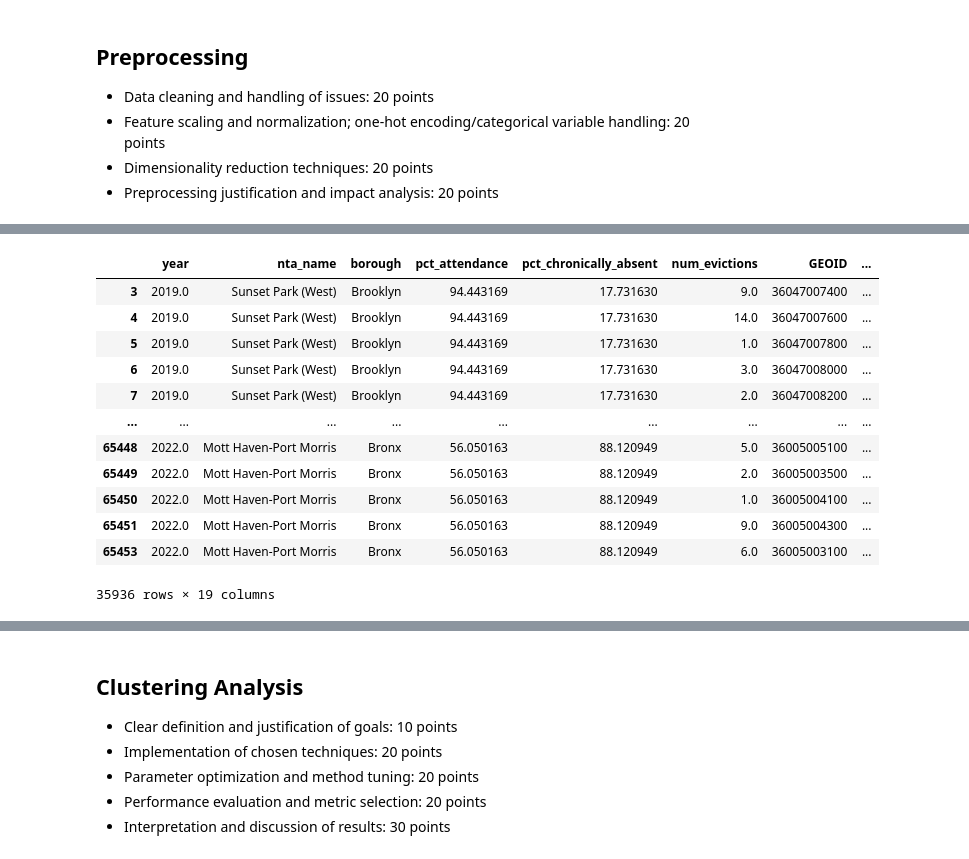
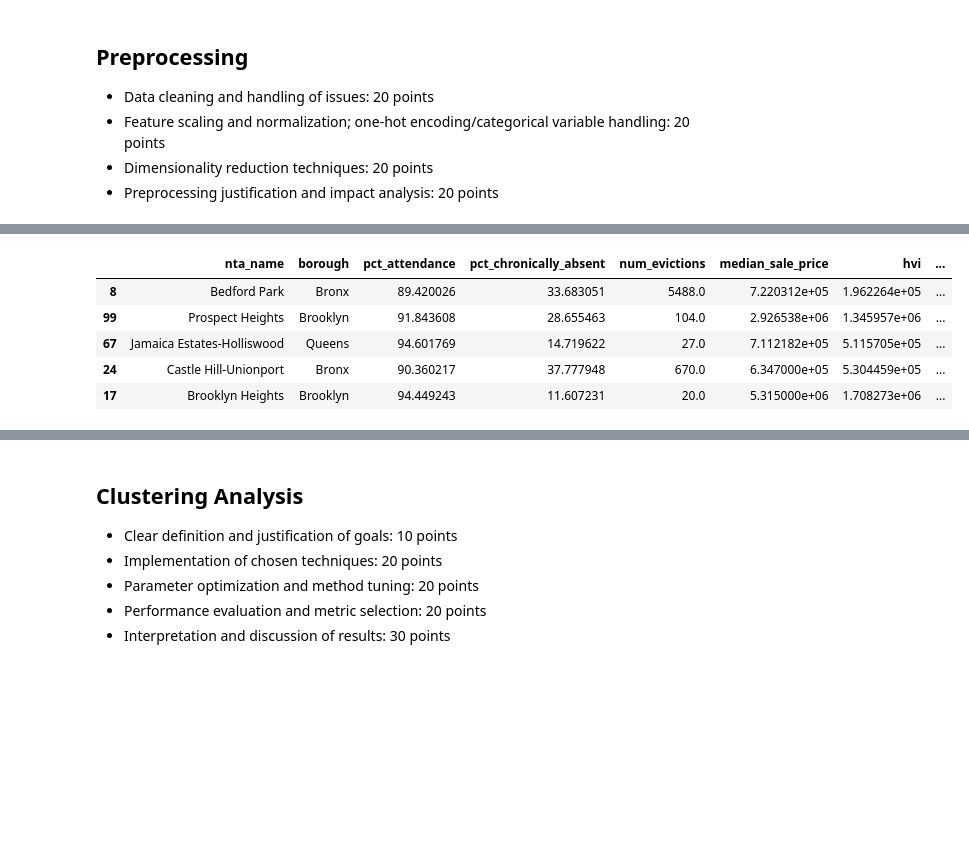
Before and after one commit to NakaFrozn/si618_final_project, a Jupyter notebook: Final_Project_Step3.ipynb, the cells around one changed output, grey strips where cells are left out. Cells and saved outputs as stored; diff of their text form; code cells hidden in the pictures; blank space fills up the shorter version.

```diff
--- a/Final_Project_Step3.ipynb
+++ b/Final_Project_Step3.ipynb
@@ -71,0 +89,21 @@ See the caveats in the documentation: https://pandas.pydata.org/pandas-docs/stab
+# %%
+# Consolidate data
+# One row for each neighborhood
+data.drop(columns=['GEOID', 'year'], inplace=True)
+data = data.groupby(['nta_name', 'borough']).agg({
+    'pct_attendance': 'mean',
+    'pct_chronically_absent': 'mean',
+    'num_evictions': 'sum',
+    'median_sale_price': 'mean',
+    'hvi': 'mean',
+    'total_population': 'mean',
+    'median_income': 'mean',
+    'white_pct': 'mean',
+    'black_pct': 'mean',
+    'american_indian_alaska_native_pct': 'mean',
+    'asian_pct': 'mean',
+    'hawaiian_pacific_islander_pct': 'mean',
+    'multiple_race_pct': 'mean',
+    'other_race_pct': 'mean'
+}).reset_index()
+data
@@ -72,19 +124,12 @@ See the caveats in the documentation: https://pandas.pydata.org/pandas-docs/stab
 # %%
 # Add column to categorize white/minority-dominated neighborhoods
 data['minority_dominated'] = np.where((100 - data['white_pct']) > 50, "Yes", "No")
-data
+data.sample(5)
 # %% [output]
-|  | year | nta_name | borough | pct_attendance | pct_chronically_absent | num_evictions | GEOID | ... |
-| 3 | 2019.0 | Sunset Park (West) | Brooklyn | 94.443169 | 17.731630 | 9.0 | 36047007400 | ... |
-| 4 | 2019.0 | Sunset Park (West) | Brooklyn | 94.443169 | 17.731630 | 14.0 | 36047007600 | ... |
-| 5 | 2019.0 | Sunset Park (West) | Brooklyn | 94.443169 | 17.731630 | 1.0 | 36047007800 | ... |
-| 6 | 2019.0 | Sunset Park (West) | Brooklyn | 94.443169 | 17.731630 | 3.0 | 36047008000 | ... |
-| 7 | 2019.0 | Sunset Park (West) | Brooklyn | 94.443169 | 17.731630 | 2.0 | 36047008200 | ... |
-| ... | ... | ... | ... | ... | ... | ... | ... | ... |
-| 65448 | 2022.0 | Mott Haven-Port Morris | Bronx | 56.050163 | 88.120949 | 5.0 | 36005005100 | ... |
-| 65449 | 2022.0 | Mott Haven-Port Morris | Bronx | 56.050163 | 88.120949 | 2.0 | 36005003500 | ... |
-| 65450 | 2022.0 | Mott Haven-Port Morris | Bronx | 56.050163 | 88.120949 | 1.0 | 36005004100 | ... |
-| 65451 | 2022.0 | Mott Haven-Port Morris | Bronx | 56.050163 | 88.120949 | 9.0 | 36005004300 | ... |
-| 65453 | 2022.0 | Mott Haven-Port Morris | Bronx | 56.050163 | 88.120949 | 6.0 | 36005003100 | ... |
+|  | nta_name | borough | pct_attendance | pct_chronically_absent | num_evictions | median_sale_price | hvi | ... |
+| 8 | Bedford Park | Bronx | 89.420026 | 33.683051 | 5488.0 | 7.220312e+05 | 1.962264e+05 | ... |
+| 99 | Prospect Heights | Brooklyn | 91.843608 | 28.655463 | 104.0 | 2.926538e+06 | 1.345957e+06 | ... |
+| 67 | Jamaica Estates-Holliswood | Queens | 94.601769 | 14.719622 | 27.0 | 7.112182e+05 | 5.115705e+05 | ... |
+| 24 | Castle Hill-Unionport | Bronx | 90.360217 | 37.777948 | 670.0 | 6.347000e+05 | 5.304459e+05 | ... |
+| 17 | Brooklyn Heights | Brooklyn | 94.449243 | 11.607231 | 20.0 | 5.315000e+06 | 1.708273e+06 | ... |
-35936 rows × 19 columns
 # %%
```
Also changed, not shown: parts of 18 cells of this notebook.
